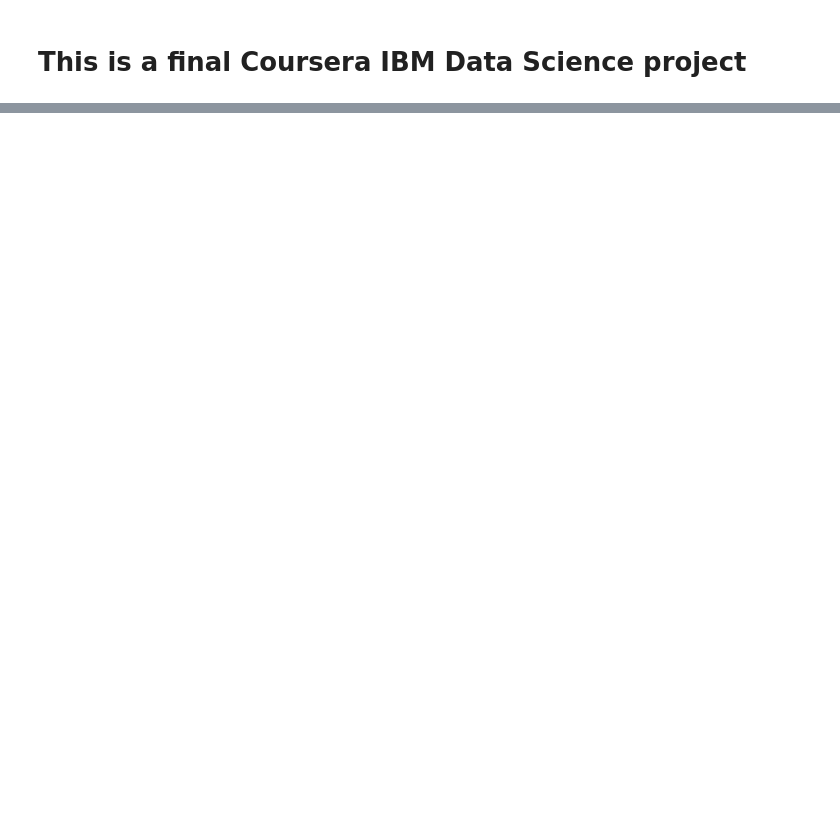
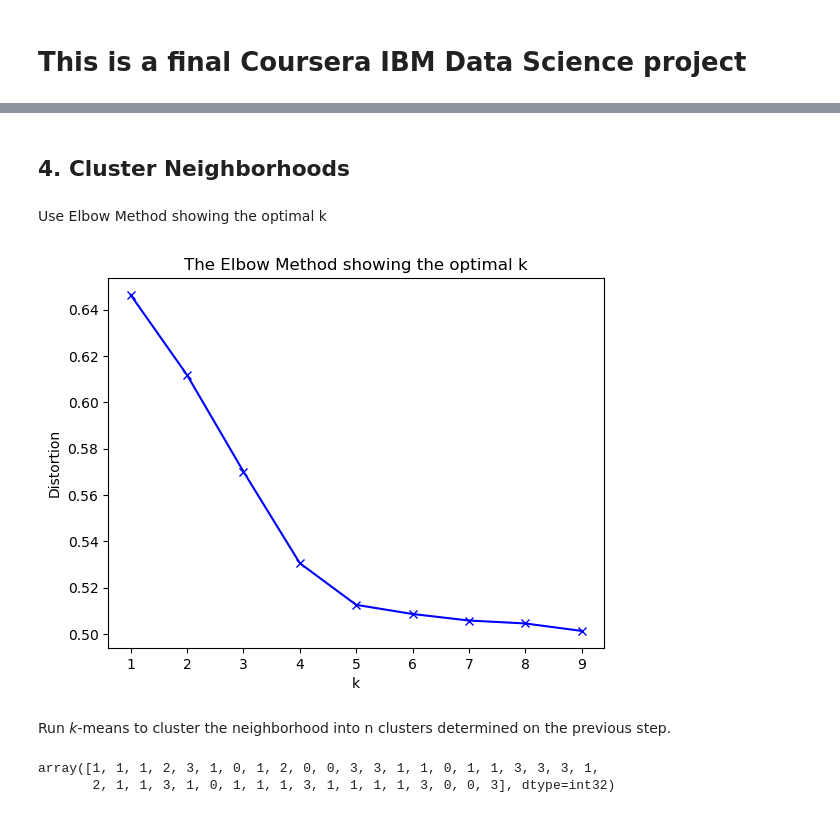
Before and after one commit to dmytro-prokopenko/Coursera_IBM_DS_Capstone, a Jupyter notebook: Coursera IBM DS final project.ipynb, the cells around one changed output, grey strips where cells are left out. Saved outputs shown, nothing was run; the diff lists cells and outputs as text; code cells hidden in the pictures; blank space fills up the shorter version.

```diff
--- a/Coursera IBM DS final project.ipynb
+++ b/Coursera IBM DS final project.ipynb
@@ -19,0 +522,41 @@ Hello Capstone Project Course!
+# %% [markdown]
+## 4. Cluster Neighborhoods
+# %% [markdown]
+Use Elbow Method showing the optimal k
+# %%
+import matplotlib.pyplot as plt; plt.rcdefaults()
+import numpy as np
+import matplotlib.pyplot as plt
+from scipy.spatial.distance import cdist
+
+distortions = []
+K = range(1,10)
+for k in K:
+    kmeanModel = KMeans(n_clusters=k, random_state=0).fit(manhattan_grouped_clustering)
+    distortions.append(sum(np.min(cdist(manhattan_grouped_clustering, kmeanModel.cluster_centers_, 'canberra'), axis=1)) / manhattan_grouped_clustering.shape[0])
+
+
+# Plot the elbow
+plt.plot(K, distortions, 'bx-')
+plt.xlabel('k')
+plt.ylabel('Distortion')
+plt.title('The Elbow Method showing the optimal k')
+plt.show()
+# %% [output]
+[figure, added]
+# %% [markdown]
+Run *k*-means to cluster the neighborhood into n clusters determined on the previous step.
+# %%
+# set number of clusters
+kclusters = 4
+
+manhattan_grouped_clustering = manhattan_grouped.drop('Neighborhood', 1)
+
+# run k-means clustering
+kmeans = KMeans(n_clusters=kclusters, random_state=0).fit(manhattan_grouped_clustering)
+
+# check cluster labels generated for each row in the dataframe
+kmeans.labels_
+# %% [output]
+array([1, 1, 1, 2, 3, 1, 0, 1, 2, 0, 0, 3, 3, 1, 1, 0, 1, 1, 3, 3, 3, 1,
+       2, 1, 1, 3, 1, 0, 1, 1, 1, 3, 1, 1, 1, 1, 3, 0, 0, 3], dtype=int32)
```
Also changed, not shown: parts of 72 cells of this notebook.
